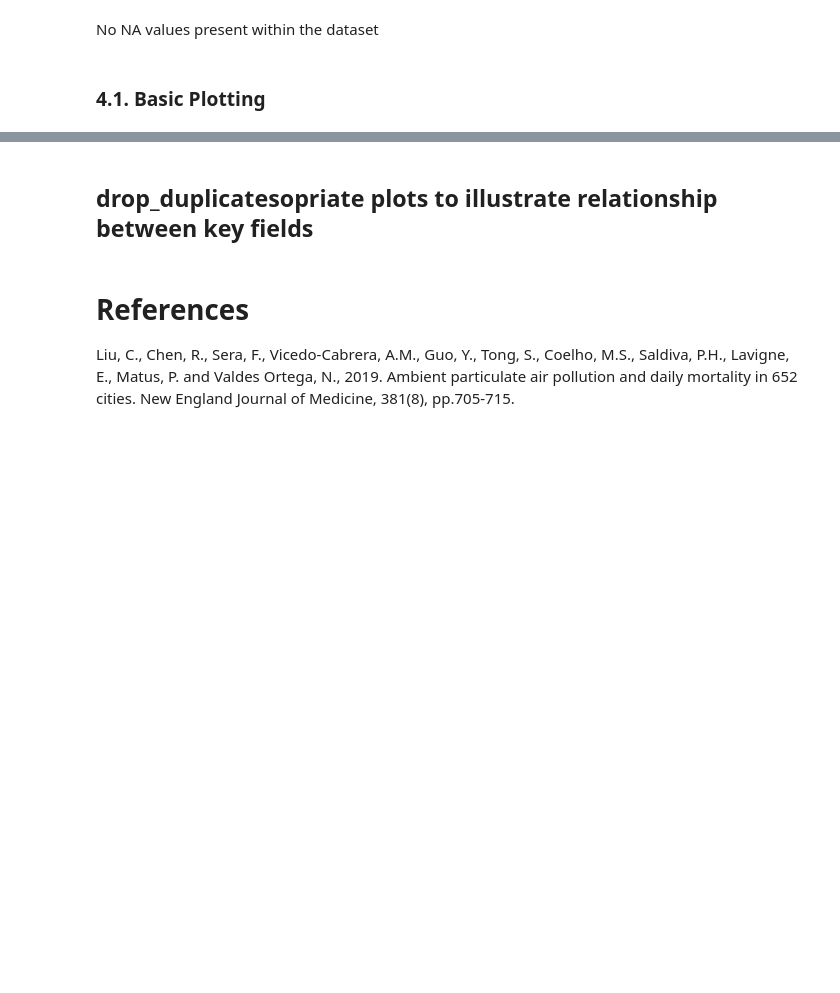
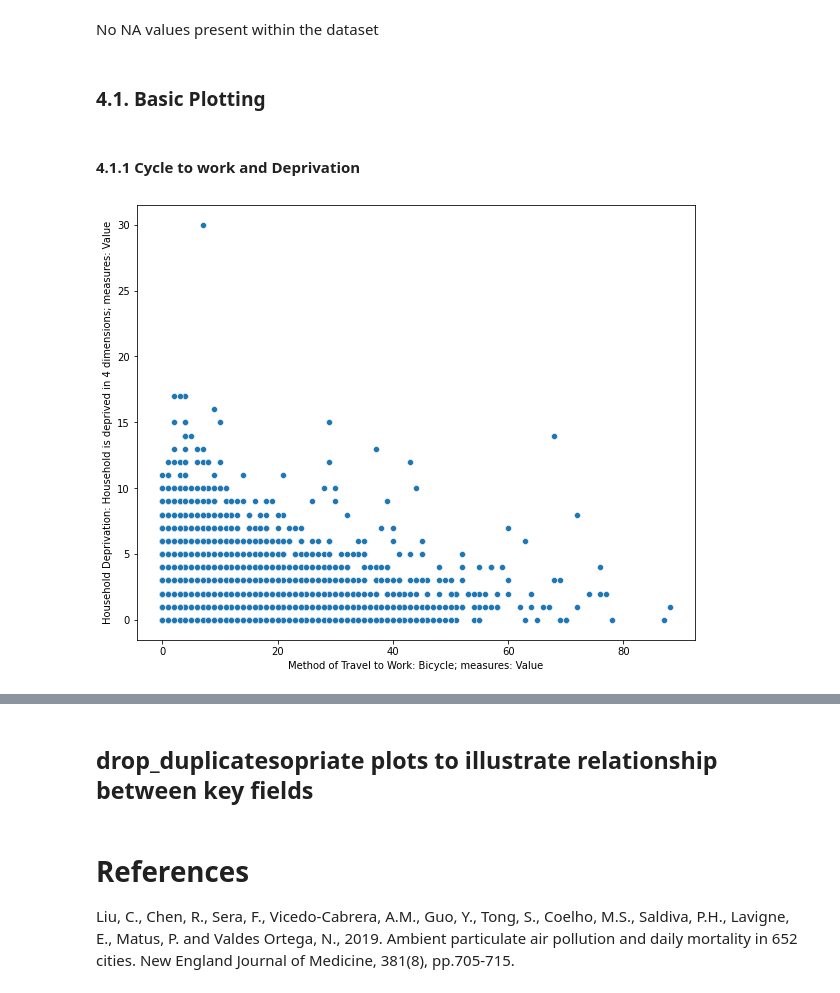
Before and after one commit to ZacharyP-E/qm_group25, a Jupyter notebook: qm_group_code.ipynb, the cells around one changed output, grey strips where cells are left out. Drawn from its saved outputs; the diff is of its cells as text; code cells hidden in the pictures; blank space fills up the shorter version.

Commit message:
added basic plots for deprivation

```diff
--- a/qm_group_code.ipynb
+++ b/qm_group_code.ipynb
@@ -253,3 +263,13 @@ No NA values present within the dataset
 df = df.drop_duplicates(keep="first")
 # %% [markdown]
 ### 4.1. Basic Plotting
+# %% [markdown]
+#### 4.1.1 Cycle to work and Deprivation
+# %%
+fig, ax = plt.subplots(1, figsize = (10,8))
+sns.scatterplot(data = df, x="Method of Travel to Work: Bicycle; measures: Value",
+            y="Household Deprivation: Household is deprived in 4 dimensions; measures: Value", ax=ax)
+
+plt.show()
+# %% [output]
+[figure, added]
```
Also changed, not shown: parts of 5 cells of this notebook.
